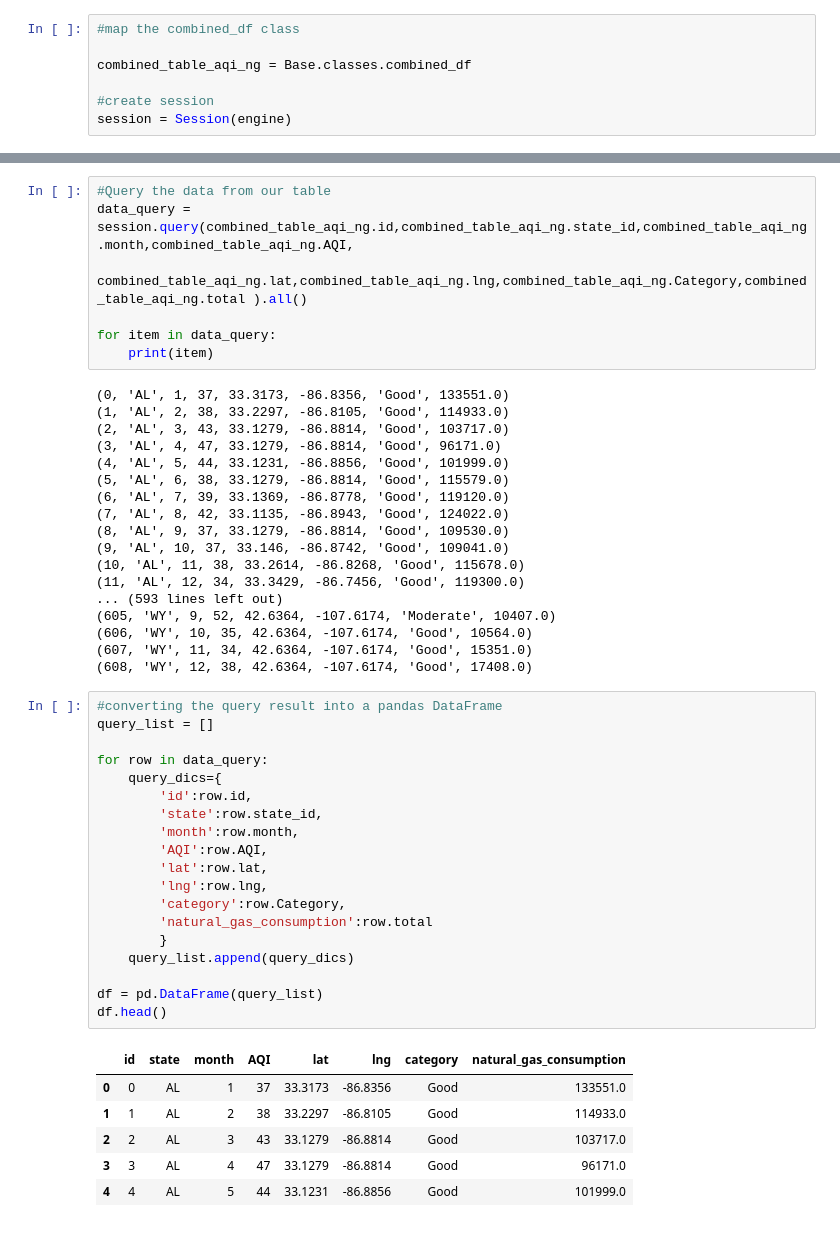
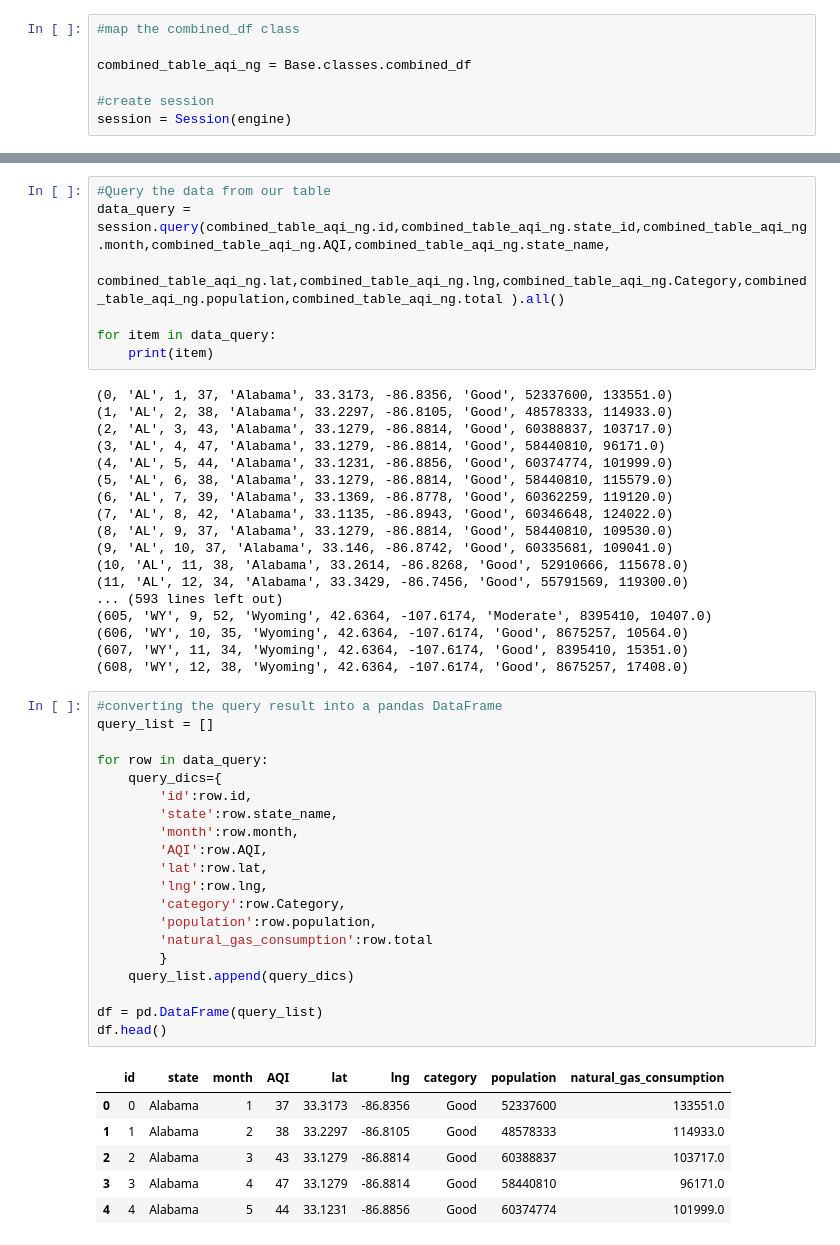
Before and after one commit to JenniferVasquez1/Project-3, a Jupyter notebook: static/Analysis/ETL_SH.ipynb, the cells around one changed output, grey strips where cells are left out. Drawn from its saved outputs; the diff is of its cells as text.

```diff
--- a/static/Analysis/ETL_SH.ipynb
+++ b/static/Analysis/ETL_SH.ipynb
@@ -60,52 +62,53 @@ Vehicle Fuel Consumption REAL
 total REAL
 # %%
 #Query the data from our table
-data_query = session.query(combined_table_aqi_ng.id,combined_table_aqi_ng.state_id,combined_table_aqi_ng.month,combined_table_aqi_ng.AQI,
-                           combined_table_aqi_ng.lat,combined_table_aqi_ng.lng,combined_table_aqi_ng.Category,combined_table_aqi_ng.total ).all()
+data_query = session.query(combined_table_aqi_ng.id,combined_table_aqi_ng.state_id,combined_table_aqi_ng.month,combined_table_aqi_ng.AQI,combined_table_aqi_ng.state_name,
+                           combined_table_aqi_ng.lat,combined_table_aqi_ng.lng,combined_table_aqi_ng.Category,combined_table_aqi_ng.population,combined_table_aqi_ng.total ).all()
 
 for item in data_query:
     print(item)
 # %% [output]
-(0, 'AL', 1, 37, 33.3173, -86.8356, 'Good', 133551.0)
-(1, 'AL', 2, 38, 33.2297, -86.8105, 'Good', 114933.0)
-(2, 'AL', 3, 43, 33.1279, -86.8814, 'Good', 103717.0)
-(3, 'AL', 4, 47, 33.1279, -86.8814, 'Good', 96171.0)
-(4, 'AL', 5, 44, 33.1231, -86.8856, 'Good', 101999.0)
-(5, 'AL', 6, 38, 33.1279, -86.8814, 'Good', 115579.0)
-(6, 'AL', 7, 39, 33.1369, -86.8778, 'Good', 119120.0)
-(7, 'AL', 8, 42, 33.1135, -86.8943, 'Good', 124022.0)
-(8, 'AL', 9, 37, 33.1279, -86.8814, 'Good', 109530.0)
-(9, 'AL', 10, 37, 33.146, -86.8742, 'Good', 109041.0)
-(10, 'AL', 11, 38, 33.2614, -86.8268, 'Good', 115678.0)
-(11, 'AL', 12, 34, 33.3429, -86.7456, 'Good', 119300.0)
+(0, 'AL', 1, 37, 'Alabama', 33.3173, -86.8356, 'Good', 52337600, 133551.0)
+(1, 'AL', 2, 38, 'Alabama', 33.2297, -86.8105, 'Good', 48578333, 114933.0)
+(2, 'AL', 3, 43, 'Alabama', 33.1279, -86.8814, 'Good', 60388837, 103717.0)
+(3, 'AL', 4, 47, 'Alabama', 33.1279, -86.8814, 'Good', 58440810, 96171.0)
+(4, 'AL', 5, 44, 'Alabama', 33.1231, -86.8856, 'Good', 60374774, 101999.0)
+(5, 'AL', 6, 38, 'Alabama', 33.1279, -86.8814, 'Good', 58440810, 115579.0)
+(6, 'AL', 7, 39, 'Alabama', 33.1369, -86.8778, 'Good', 60362259, 119120.0)
+(7, 'AL', 8, 42, 'Alabama', 33.1135, -86.8943, 'Good', 60346648, 124022.0)
+(8, 'AL', 9, 37, 'Alabama', 33.1279, -86.8814, 'Good', 58440810, 109530.0)
+(9, 'AL', 10, 37, 'Alabama', 33.146, -86.8742, 'Good', 60335681, 109041.0)
+(10, 'AL', 11, 38, 'Alabama', 33.2614, -86.8268, 'Good', 52910666, 115678.0)
+(11, 'AL', 12, 34, 'Alabama', 33.3429, -86.7456, 'Good', 55791569, 119300.0)
 ... (593 lines left out)
-(605, 'WY', 9, 52, 42.6364, -107.6174, 'Moderate', 10407.0)
-(606, 'WY', 10, 35, 42.6364, -107.6174, 'Good', 10564.0)
-(607, 'WY', 11, 34, 42.6364, -107.6174, 'Good', 15351.0)
-(608, 'WY', 12, 38, 42.6364, -107.6174, 'Good', 17408.0)
+(605, 'WY', 9, 52, 'Wyoming', 42.6364, -107.6174, 'Moderate', 8395410, 10407.0)
+(606, 'WY', 10, 35, 'Wyoming', 42.6364, -107.6174, 'Good', 8675257, 10564.0)
+(607, 'WY', 11, 34, 'Wyoming', 42.6364, -107.6174, 'Good', 8395410, 15351.0)
+(608, 'WY', 12, 38, 'Wyoming', 42.6364, -107.6174, 'Good', 8675257, 17408.0)
 # %%
 #converting the query result into a pandas DataFrame
 query_list = []
 
 for row in data_query:
     query_dics={
         'id':row.id,
-        'state':row.state_id,
+        'state':row.state_name,
         'month':row.month,
         'AQI':row.AQI,
         'lat':row.lat,
         'lng':row.lng,
         'category':row.Category,
+        'population':row.population,
         'natural_gas_consumption':row.total
         }
     query_list.append(query_dics)
 
 df = pd.DataFrame(query_list)
 df.head()
 # %% [output]
-|  | id | state | month | AQI | lat | lng | category | natural_gas_consumption |
-| 0 | 0 | AL | 1 | 37 | 33.3173 | -86.8356 | Good | 133551.0 |
-| 1 | 1 | AL | 2 | 38 | 33.2297 | -86.8105 | Good | 114933.0 |
-| 2 | 2 | AL | 3 | 43 | 33.1279 | -86.8814 | Good | 103717.0 |
-| 3 | 3 | AL | 4 | 47 | 33.1279 | -86.8814 | Good | 96171.0 |
-| 4 | 4 | AL | 5 | 44 | 33.1231 | -86.8856 | Good | 101999.0 |
+|  | id | state | month | AQI | lat | lng | category | population | natural_gas_consumption |
+| 0 | 0 | Alabama | 1 | 37 | 33.3173 | -86.8356 | Good | 52337600 | 133551.0 |
+| 1 | 1 | Alabama | 2 | 38 | 33.2297 | -86.8105 | Good | 48578333 | 114933.0 |
+| 2 | 2 | Alabama | 3 | 43 | 33.1279 | -86.8814 | Good | 60388837 | 103717.0 |
+| 3 | 3 | Alabama | 4 | 47 | 33.1279 | -86.8814 | Good | 58440810 | 96171.0 |
+| 4 | 4 | Alabama | 5 | 44 | 33.1231 | -86.8856 | Good | 60374774 | 101999.0 |
```
Also changed, not shown: parts of 13 cells of this notebook, 3 other files.
